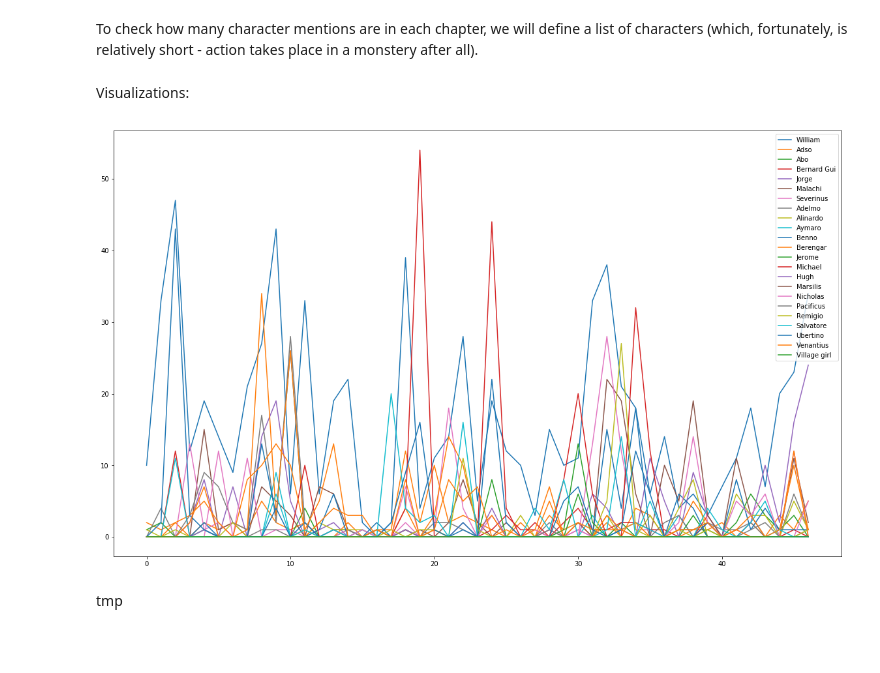
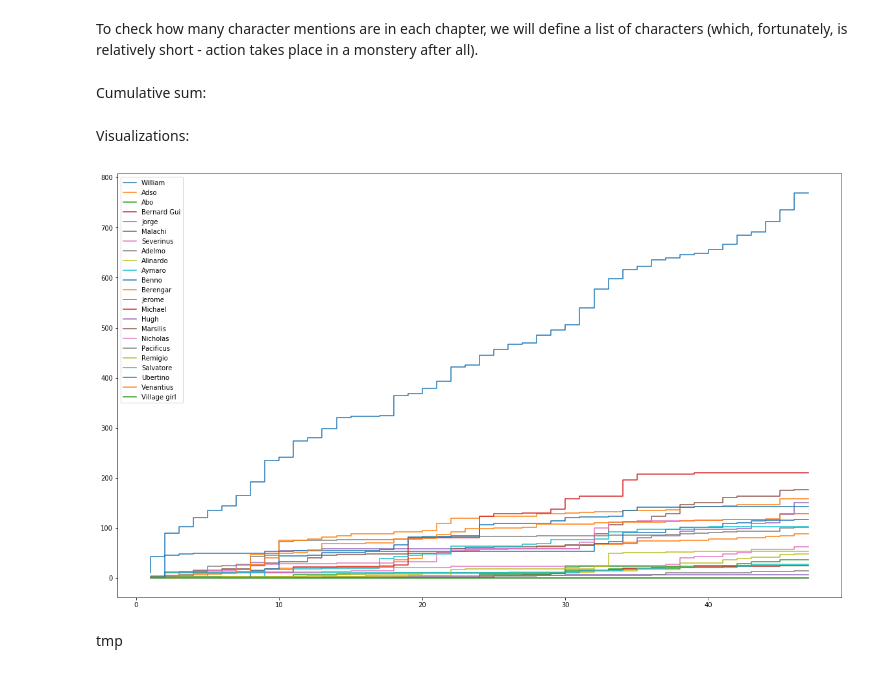
Before and after one commit to Nummulit/unstructured-data, a Jupyter notebook: assignment5/Novel analysis.ipynb, the cells around one changed output. Saved outputs shown, nothing was run; the diff lists cells and outputs as text; code cells hidden in the pictures; blank space fills up the shorter version.

```diff
--- a/assignment5/Novel analysis.ipynb
+++ b/assignment5/Novel analysis.ipynb
@@ -113,15 +115,21 @@ mentions_per_character = {k: [] for k in CHARACTERS}
 for mentions_count in mentions_counts:
     for character, count in mentions_per_character.items():
         count.append(mentions_count[character])
+# %% [markdown]
+Cumulative sum:
+# %%
+cumulative_mentions_per_character = {
+    character: np.cumsum(mentions) for character, mentions in mentions_per_character.items()
+}
 # %% [markdown]
 Visualizations:
 # %%
-for character, counts in mentions_per_character.items():
-    plt.plot(counts, label=character)
+for character, counts in cumulative_mentions_per_character.items():
+    plt.step(range(1, len(chapters) + 1), counts, label=character)
 plt.legend()
 plt.show()
 # %% [output]
-[figure, old version]
+[figure, new version]
 # %% [markdown]
 tmp
 # %%
```
Also changed, not shown: parts of 21 cells of this notebook.
